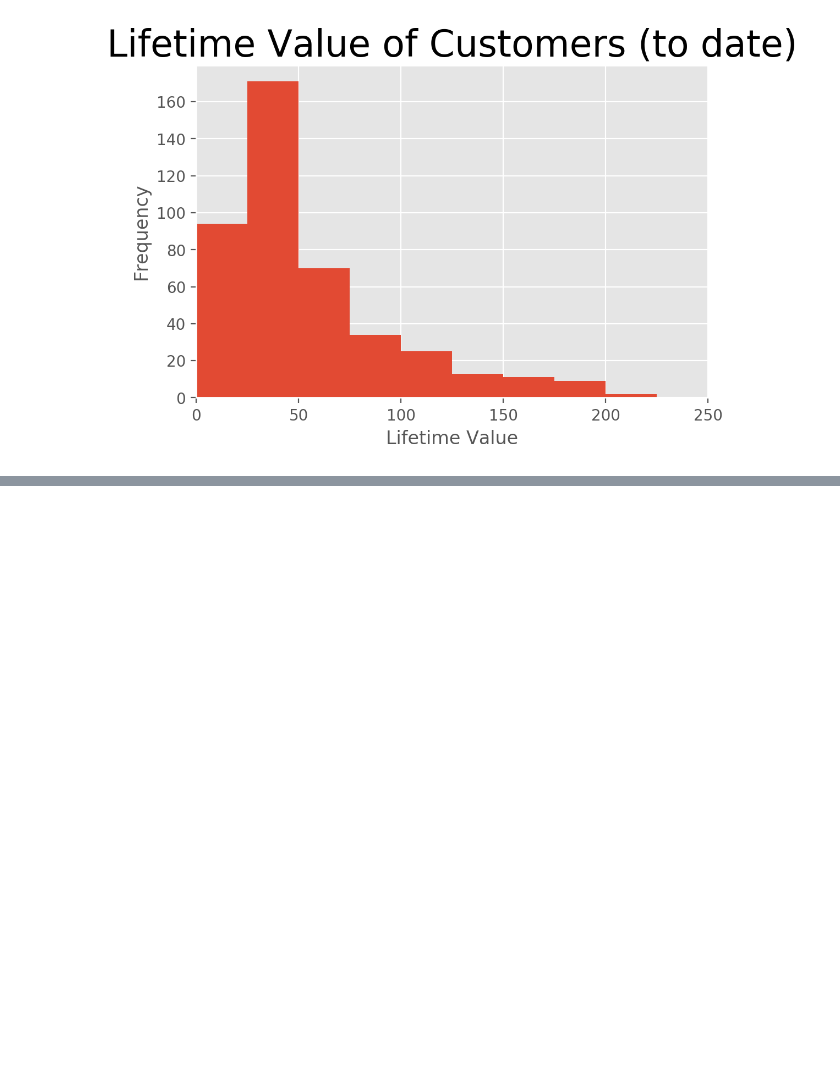
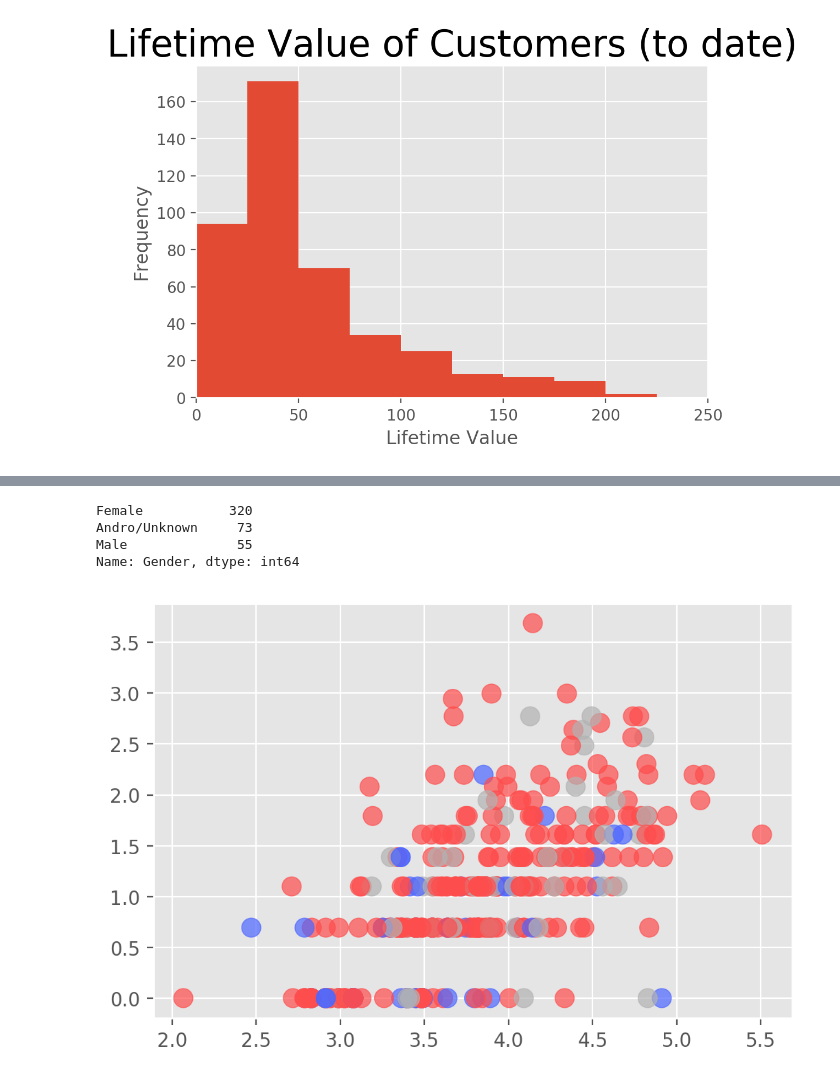
Before and after one commit to wlifferth/tomboy, a Jupyter notebook: Tomboy Customer Analysis.ipynb, the cells around one changed output, grey strips where cells are left out. Saved outputs shown, nothing was run; the diff lists cells and outputs as text; code cells hidden in the pictures; blank space fills up the shorter version.

Commit message:
Created Customer Report and added a bivariate visual to notebook

```diff
--- a/Tomboy Customer Analysis.ipynb
+++ b/Tomboy Customer Analysis.ipynb
@@ -54,3 +55,15 @@ plt.show()
 # %% [output]
 Your avaerage customer is worth $68.41296875 over their lifetime.
 [figure]
+# %%
+print(df.columns)
+# cp := customer profile
+cp = pd.DataFrame({
+    'Average Order (Intensity)': df.groupby('Customer Hash')['Order Total Amount'].mean(),
+    'Order Number (Frequency)' : df.groupby('Customer Hash')['Order Number'].count(),
+    'Name': df.groupby('Customer Hash')['First Name (Shipping)'].first()
+})
+
+ge = GenderEstimator()
+cp['Gender'] = cp['Name'].apply(ge.estimate)
+cp
@@ -56,0 +107,25 @@ Your avaerage customer is worth $68.41296875 over their lifetime.
+# %%
+def make_color(c):
+    if c == 'Male':
+        return (.3, .4, 1, 0.7)
+    elif c == 'Female':
+        return (1, 0.3, 0.3, 0.7)
+    else:
+        return (0.7, 0.7, 0.7, 0.7)
+# %%
+cp['Log AO'] = cp['Average Order (Intensity)'].apply(np.log)
+cp['Log ON'] = cp['Order Number (Frequency)'].apply(np.log)
+cp['Gender'].value_counts()
+# %% [output]
+Female           320
+Andro/Unknown     73
+Male              55
+Name: Gender, dtype: int64
+# %%
+plt.style.use('ggplot')
+plt.figure(dpi=200)
+plt.scatter(cp['Log AO'], cp['Log ON'], c=[make_color(c) for c in cp['Gender'].values], s=100)
+plt.ylabel("")
+plt.show()
+# %% [output]
+[figure, added]
```
Also changed, not shown: parts of 3 cells of this notebook, 1 other file.
